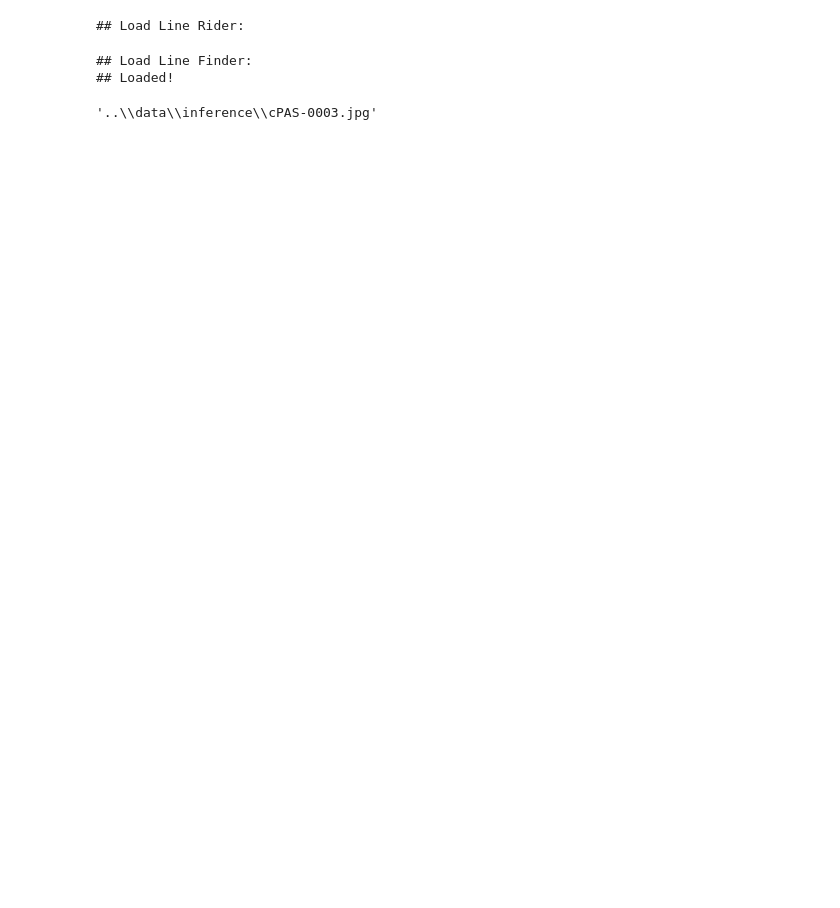
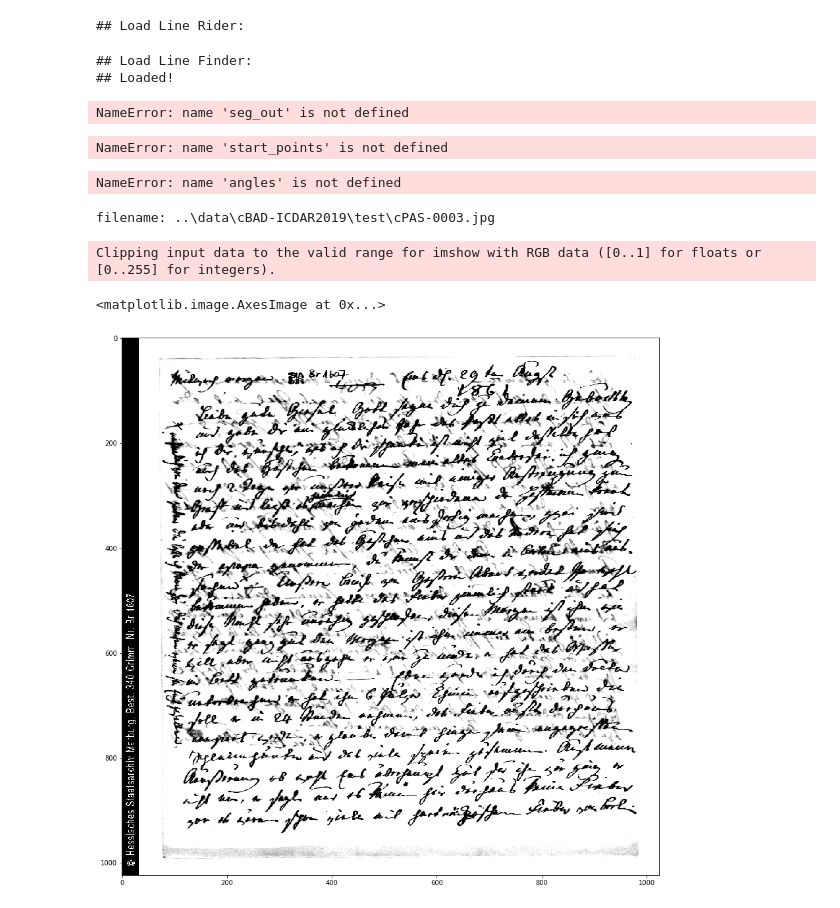
Before and after one commit to mwoedlinger/baseline-extract, a Jupyter notebook: demo/_inference_exp.ipynb, the cells around one changed output. Drawn from its saved outputs; the diff is of its cells as text; code cells hidden in the pictures; blank space fills up the shorter version.

```diff
--- a/demo/_inference_exp.ipynb
+++ b/demo/_inference_exp.ipynb
@@ -176,11 +290,29 @@ ds = DatasetInference(1024, os.path.join('..', 'data', 'inference'))
+# %%
+start_points, end_points, angles, label_list = ld.extract_start_points_and_angles(seg_out.unsqueeze(0).detach().numpy())
+# %% [output]
+NameError: name 'seg_out' is not defined
+# %%
+start_points
+# %% [output]
+NameError: name 'start_points' is not defined
+# %%
+angles
+# %% [output]
+NameError: name 'angles' is not defined
 # %%
 sample = ds[0]
+print('filename: {}'.format(sample['filename']))
+# %% [output]
+filename: ..\data\cBAD-ICDAR2019\test\cPAS-0003.jpg
+# %%
+plt.figure(figsize=(15,15))
+plt.imshow(sample['image'].permute(1,2,0).detach().numpy())
+# %% [output]
+Clipping input data to the valid range for imshow with RGB data ([0..1] for floats or [0..255] for integers).
+<matplotlib.image.AxesImage at 0x...>
+[figure, added]
 # %%
 image = sample['image'].unsqueeze(0)
 seg_out = ld.line_finder_seg(image)[0][0]
-# %%
-sample['filename']
-# %% [output]
-'..\\data\\inference\\cPAS-0003.jpg'
 # %%
 plt.figure(figsize=(15,15))
```
Also changed, not shown: parts of 71 cells of this notebook, 16 other files.
